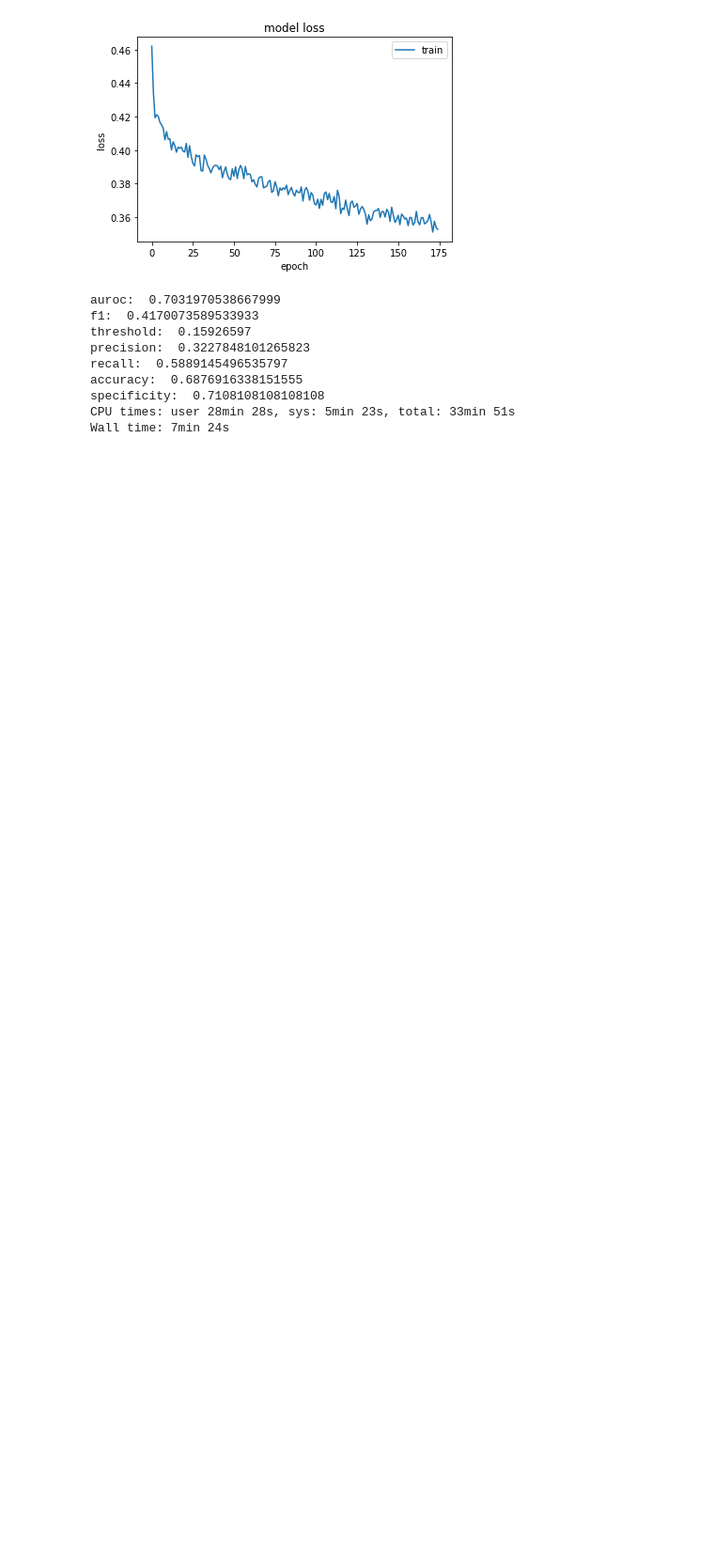
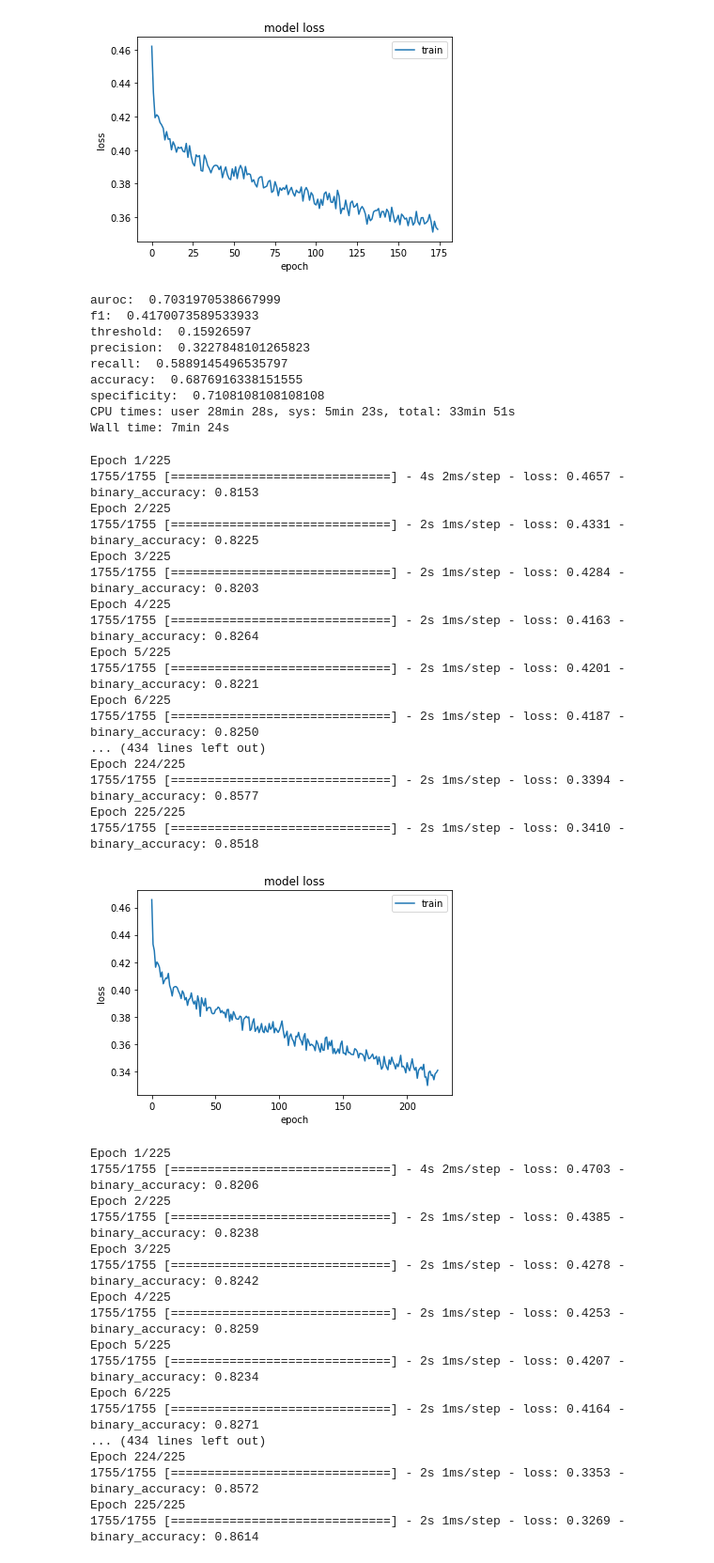
Before and after one commit to dbmi-pitt/Geri-DL, a Jupyter notebook: LSTM_Experiment2_Padding_and_Masking.ipynb, the cells around one changed output. Shown at 94% size. Saved outputs shown, nothing was run; the diff lists cells and outputs as text; code cells hidden in the pictures; blank space fills up the shorter version.

Commit message:
new experiment 2 LSTM cross-validation

```diff
--- a/LSTM_Experiment2_Padding_and_Masking.ipynb
+++ b/LSTM_Experiment2_Padding_and_Masking.ipynb
@@ -423,7 +423,7 @@ def other_metrics(y_predict, y_true, threshold):
             accuracy_score(y_true, y_threshold), float(tn) / (tn + fp)
 # %%
 from sklearn.model_selection import GroupKFold
-def kfold_validation(unit, ratio, epoch, X, y, groupby, k=5, verbose=0, max_timestamps=20, n_features=101):
+def kfold_validation(unit, ratio, epoch, X, y, groupby, k=5, verbose=0, max_timestamps=20):
     auroc_list = []
     other_metric_list = []
     for train_idx, valid_idx in GroupKFold(n_splits=5).split(X, y, X[groupby]):
@@ -578,6 +578,42 @@ Wall time: 7min 24s
 # %%
 ## Run 5-fold cross-validation to get average performance characteristics
 unit = 32
 ratio = 0.5
 epoch = 225
-(auroc_list, other_metric_list) = kfold_validation(unit, ratio, epoch, X_train_transformed, y_train, 'patient-id', verbose=1)
+(auroc_list, other_metric_list) = kfold_validation(unit, ratio, epoch, X_train_transformed, y_train, 'patient-id', verbose=1, n_features=525)
+# %% [output]
+Epoch 1/225
+1755/1755 [==============================] - 4s 2ms/step - loss: 0.4657 - binary_accuracy: 0.8153
+Epoch 2/225
+1755/1755 [==============================] - 2s 1ms/step - loss: 0.4331 - binary_accuracy: 0.8225
+Epoch 3/225
+1755/1755 [==============================] - 2s 1ms/step - loss: 0.4284 - binary_accuracy: 0.8203
+Epoch 4/225
+1755/1755 [==============================] - 2s 1ms/step - loss: 0.4163 - binary_accuracy: 0.8264
+Epoch 5/225
+1755/1755 [==============================] - 2s 1ms/step - loss: 0.4201 - binary_accuracy: 0.8221
+Epoch 6/225
+1755/1755 [==============================] - 2s 1ms/step - loss: 0.4187 - binary_accuracy: 0.8250
+... (434 lines left out)
+Epoch 224/225
+1755/1755 [==============================] - 2s 1ms/step - loss: 0.3394 - binary_accuracy: 0.8577
+Epoch 225/225
+1755/1755 [==============================] - 2s 1ms/step - loss: 0.3410 - binary_accuracy: 0.8518
+[figure, added]
+Epoch 1/225
+1755/1755 [==============================] - 4s 2ms/step - loss: 0.4703 - binary_accuracy: 0.8206
+Epoch 2/225
+1755/1755 [==============================] - 2s 1ms/step - loss: 0.4385 - binary_accuracy: 0.8238
+Epoch 3/225
+1755/1755 [==============================] - 2s 1ms/step - loss: 0.4278 - binary_accuracy: 0.8242
+Epoch 4/225
+1755/1755 [==============================] - 2s 1ms/step - loss: 0.4253 - binary_accuracy: 0.8259
+Epoch 5/225
+1755/1755 [==============================] - 2s 1ms/step - loss: 0.4207 - binary_accuracy: 0.8234
+Epoch 6/225
+1755/1755 [==============================] - 2s 1ms/step - loss: 0.4164 - binary_accuracy: 0.8271
+... (434 lines left out)
+Epoch 224/225
+1755/1755 [==============================] - 2s 1ms/step - loss: 0.3353 - binary_accuracy: 0.8572
+Epoch 225/225
+1755/1755 [==============================] - 2s 1ms/step - loss: 0.3269 - binary_accuracy: 0.8614
```
Also changed, not shown: parts of 4 cells of this notebook.
